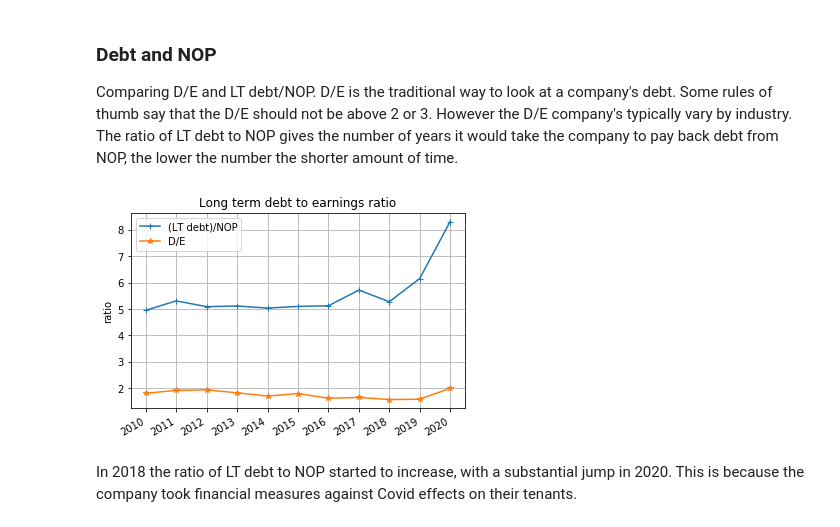
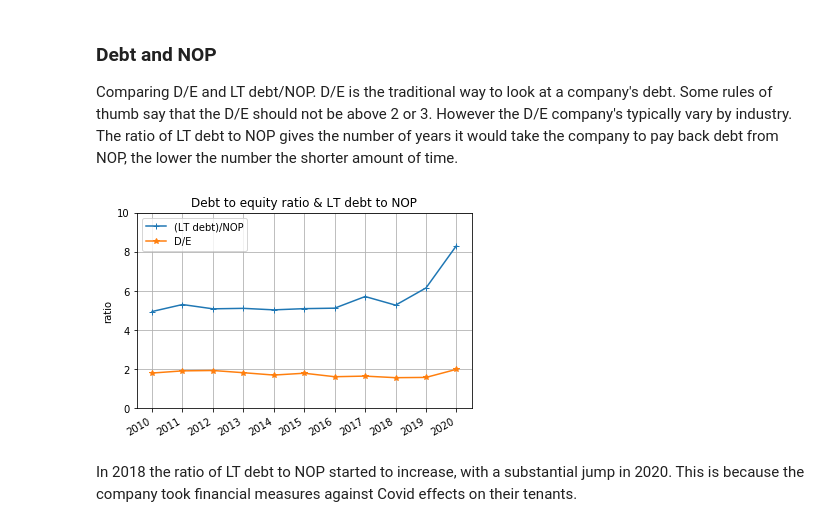
Before and after one commit to Tiburonboy/objective-blue-fish, a Jupyter notebook: FRT analysis.ipynb, the cells around one changed output. Saved outputs shown, nothing was run; the diff lists cells and outputs as text; code cells hidden in the pictures.

```diff
--- a/FRT analysis.ipynb
+++ b/FRT analysis.ipynb
@@ -2273,33 +2369,35 @@ NOP and net income were different in 2018 and 2019. The decrease in net income f
 # %% [markdown]
 ### Debt and NOP
 Comparing D/E and LT debt/NOP.  D/E is the traditional way to look at a company's debt.  Some rules of thumb say that the D/E should not be above 2 or 3.  However the D/E company's typically vary by industry. The ratio of LT debt to NOP gives the number of years it would take the company to pay back debt from NOP, the lower the number the shorter amount of time.
+# %%
+#line 2: Total liabilities
+total_liabilities = df_metrics.iloc[3].to_numpy()[1:].astype('float')[::-1]
 # %%
 # Set the locator
 locator = mdates.YearLocator()  # every year
 fmt = mdates.DateFormatter('%Y')
 
 fig, ax1 = plt.subplots()
 ax1.set_ylabel('ratio')
 
 ax1.plot(year_ended_list,df_dcf_data['long_term_debt']/nop, '-+',label='(LT debt)/NOP')
-#ax1.plot(year_ended_list,total_liabilities/nop, '-+',label='(total_liabilities)/NOP')
 ax1.plot(year_ended_list,total_liabilities/shareholder_equity, '-*',label='D/E')
 
 ax1.tick_params(axis='y')
-#ax1.set_ylim((-1,3))
+ax1.set_ylim((0,10))
 ax1.legend()
 plt.grid()
 
 X = plt.gca().xaxis
 X.set_major_locator(locator)
 # Specify formatter
 X.set_major_formatter(fmt)
 plt.gcf().autofmt_xdate()
 
-plt.title('Long term debt to earnings ratio')
+plt.title('Debt to equity ratio & LT debt to NOP')
 plt.show()
 # %% [output]
-[figure, old version]
+[figure, new version]
 # %% [markdown]
 In 2018 the ratio of LT debt to NOP started to increase, with a substantial jump in 2020.  This is because the company took financial measures against Covid effects on their tenants.
 # %% [markdown]
```
Also changed, not shown: parts of 9 cells of this notebook.
